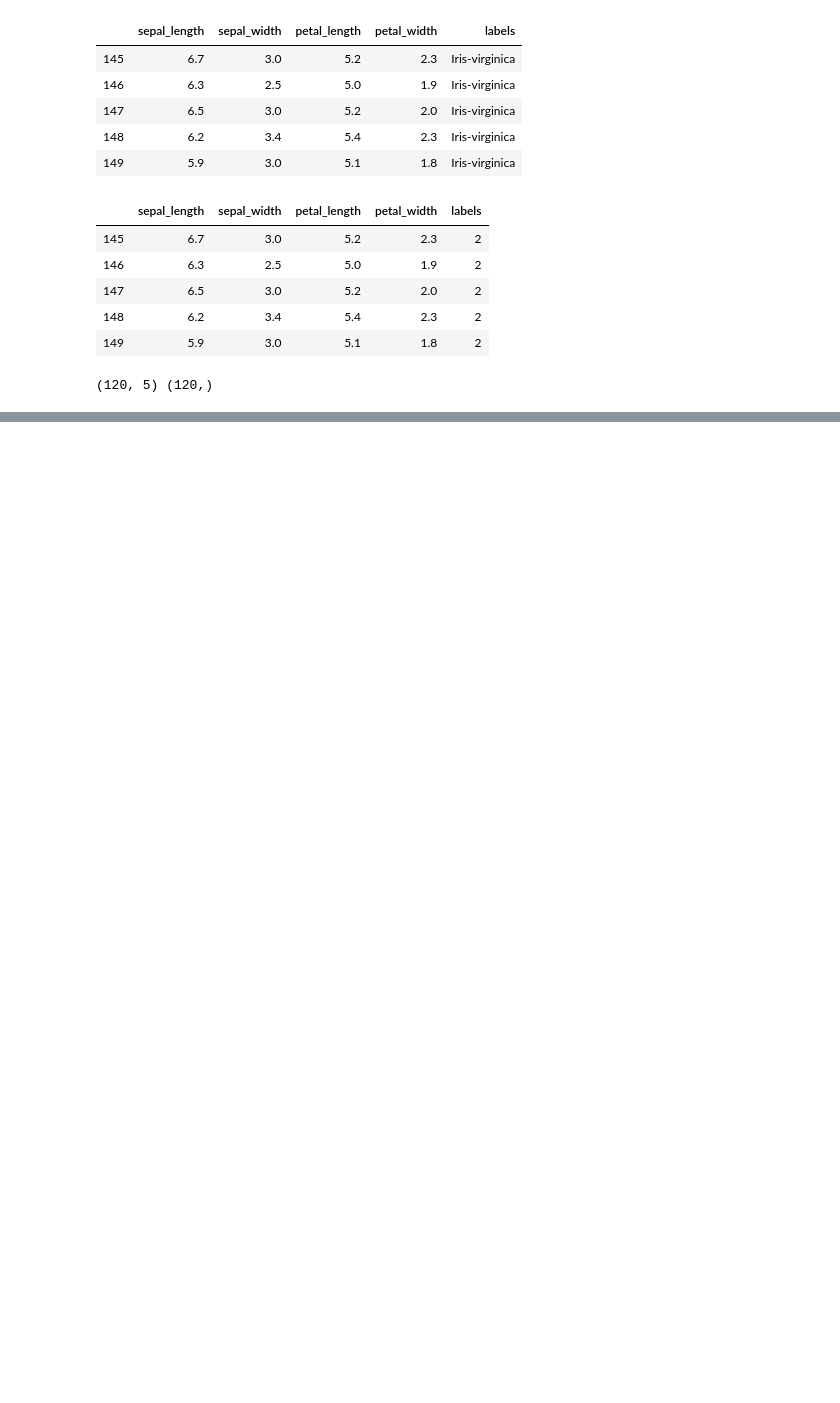
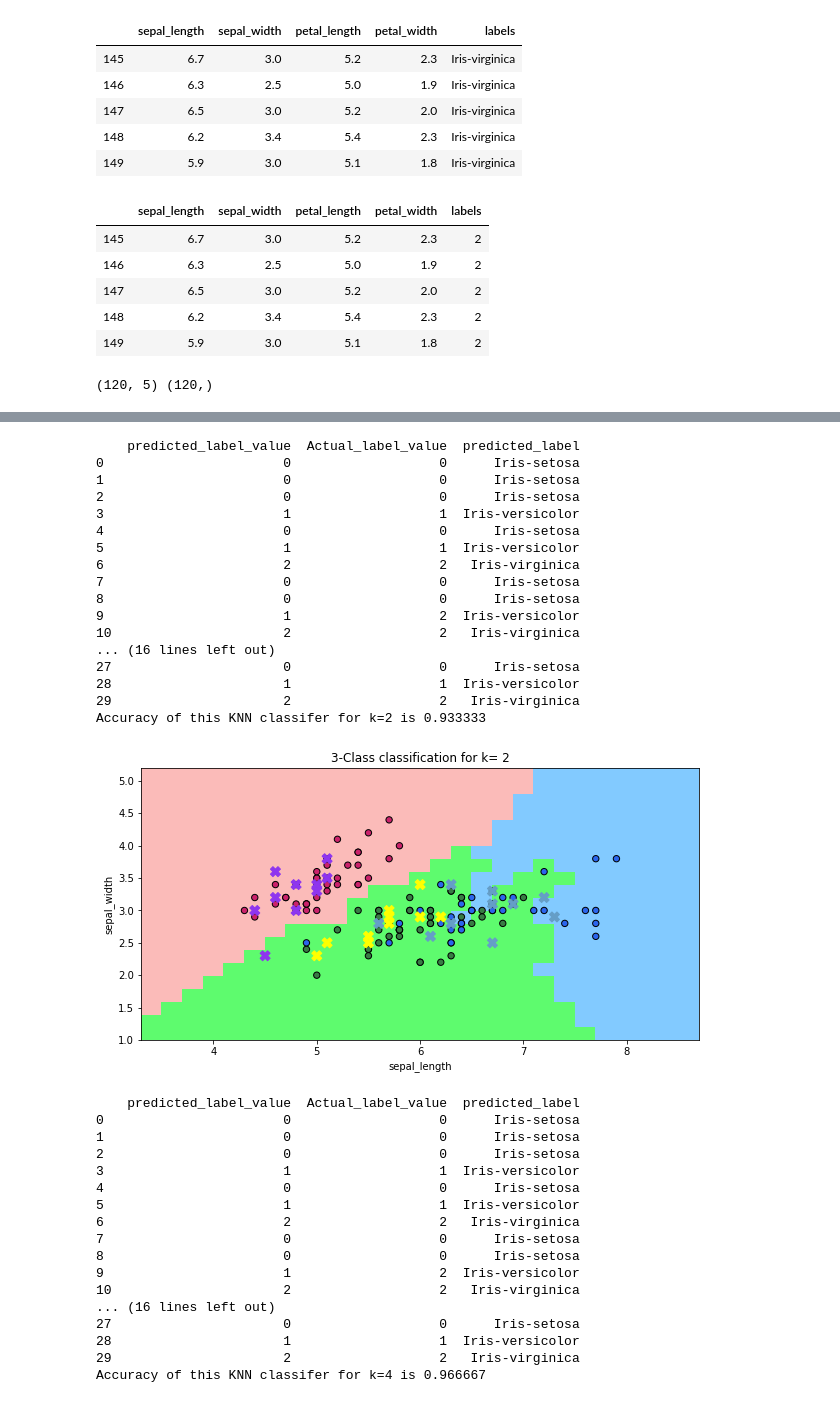
Before and after one commit to patelrajb6/KNN_classifer_implemented, a Jupyter notebook: rpate375-KNN.ipynb, the cells around one changed output, grey strips where cells are left out. Cells and saved outputs as stored; diff of their text form; code cells hidden in the pictures; blank space fills up the shorter version.

```diff
--- a/rpate375-KNN.ipynb
+++ b/rpate375-KNN.ipynb
@@ -94,0 +158,64 @@ Accuracy of this KNN classifer for k=20 is 0.933333
+# %%
+# for different value of k plotting the boundary and predicting the class label.
+predicted_labels=k_nearest_neighbor(X_train,X_test,'euclidean',2)
+test_prediction_results(predicted_labels,y_test,labelencoder,2)
+decision_boundary_plot(X_train,y_train,X_test,y_test,2)
+
+
+predicted_labels=k_nearest_neighbor(X_train,X_test,'euclidean',4)
+test_prediction_results(predicted_labels,y_test,labelencoder,4)
+decision_boundary_plot(X_train,y_train,X_test,y_test,4)
+
+
+
+predicted_labels=k_nearest_neighbor(X_train,X_test,'euclidean',6)
+test_prediction_results(predicted_labels,y_test,labelencoder,6)
+decision_boundary_plot(X_train,y_train,X_test,y_test,6)
+
+
+
+predicted_labels=k_nearest_neighbor(X_train,X_test,'euclidean',10)
+test_prediction_results(predicted_labels,y_test,labelencoder,10)
+decision_boundary_plot(X_train,y_train,X_test,y_test,10)
+
+
+
+predicted_labels=k_nearest_neighbor(X_train,X_test,'euclidean',15)
+test_prediction_results(predicted_labels,y_test,labelencoder,15)
+decision_boundary_plot(X_train,y_train,X_test,y_test,15)
+# %% [output]
+    predicted_label_value  Actual_label_value  predicted_label
+0                       0                   0      Iris-setosa
+1                       0                   0      Iris-setosa
+2                       0                   0      Iris-setosa
+3                       1                   1  Iris-versicolor
+4                       0                   0      Iris-setosa
+5                       1                   1  Iris-versicolor
+6                       2                   2   Iris-virginica
+7                       0                   0      Iris-setosa
+8                       0                   0      Iris-setosa
+9                       1                   2  Iris-versicolor
+10                      2                   2   Iris-virginica
+... (16 lines left out)
+27                      0                   0      Iris-setosa
+28                      1                   1  Iris-versicolor
+29                      2                   2   Iris-virginica
+Accuracy of this KNN classifer for k=2 is 0.933333
+[figure, added]
+    predicted_label_value  Actual_label_value  predicted_label
+0                       0                   0      Iris-setosa
+1                       0                   0      Iris-setosa
+2                       0                   0      Iris-setosa
+3                       1                   1  Iris-versicolor
+4                       0                   0      Iris-setosa
+5                       1                   1  Iris-versicolor
+6                       2                   2   Iris-virginica
+7                       0                   0      Iris-setosa
+8                       0                   0      Iris-setosa
+9                       1                   2  Iris-versicolor
+10                      2                   2   Iris-virginica
+... (16 lines left out)
+27                      0                   0      Iris-setosa
+28                      1                   1  Iris-versicolor
+29                      2                   2   Iris-virginica
+Accuracy of this KNN classifer for k=4 is 0.966667
```
Also changed, not shown: parts of 9 cells of this notebook.
